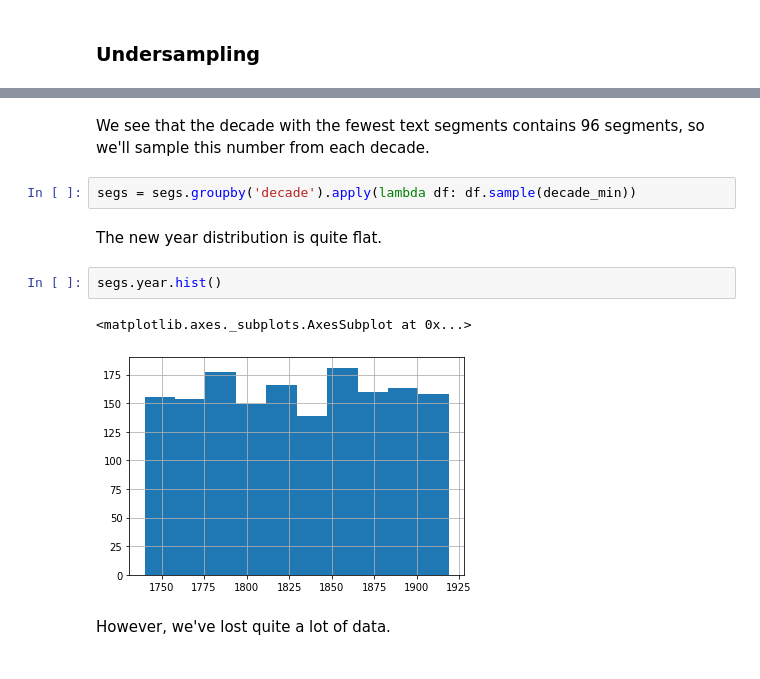
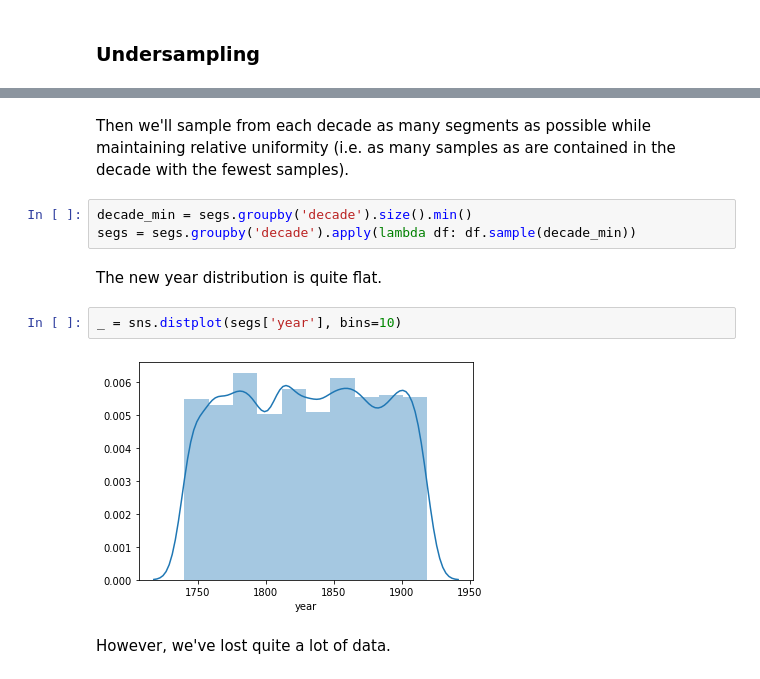
Before and after one commit to bencwallace/doc2date, a Jupyter notebook: doc2date.ipynb, the cells around one changed output, grey strips where cells are left out. Saved outputs shown, nothing was run; the diff lists cells and outputs as text.

```diff
--- a/doc2date.ipynb
+++ b/doc2date.ipynb
@@ -201,14 +195,14 @@ decade_min
-# %% [markdown]
-We see that the decade with the fewest text segments contains 96 segments, so we'll sample this number from each decade.
+# %% [markdown]
+Then we'll sample from each decade as many segments as possible while maintaining relative uniformity (i.e. as many samples as are contained in the decade with the fewest samples).
 # %%
+decade_min = segs.groupby('decade').size().min()
 segs = segs.groupby('decade').apply(lambda df: df.sample(decade_min))
 # %% [markdown]
 The new year distribution is quite flat.
-# %%
-segs.year.hist()
-# %% [output]
-<matplotlib.axes._subplots.AxesSubplot at 0x...>
-[figure, removed]
+# %%
+_ = sns.distplot(segs['year'], bins=10)
+# %% [output]
+[figure, added]
 # %% [markdown]
 However, we've lost quite a lot of data.
 # %%
```
Also changed, not shown: parts of 39 cells of this notebook.
